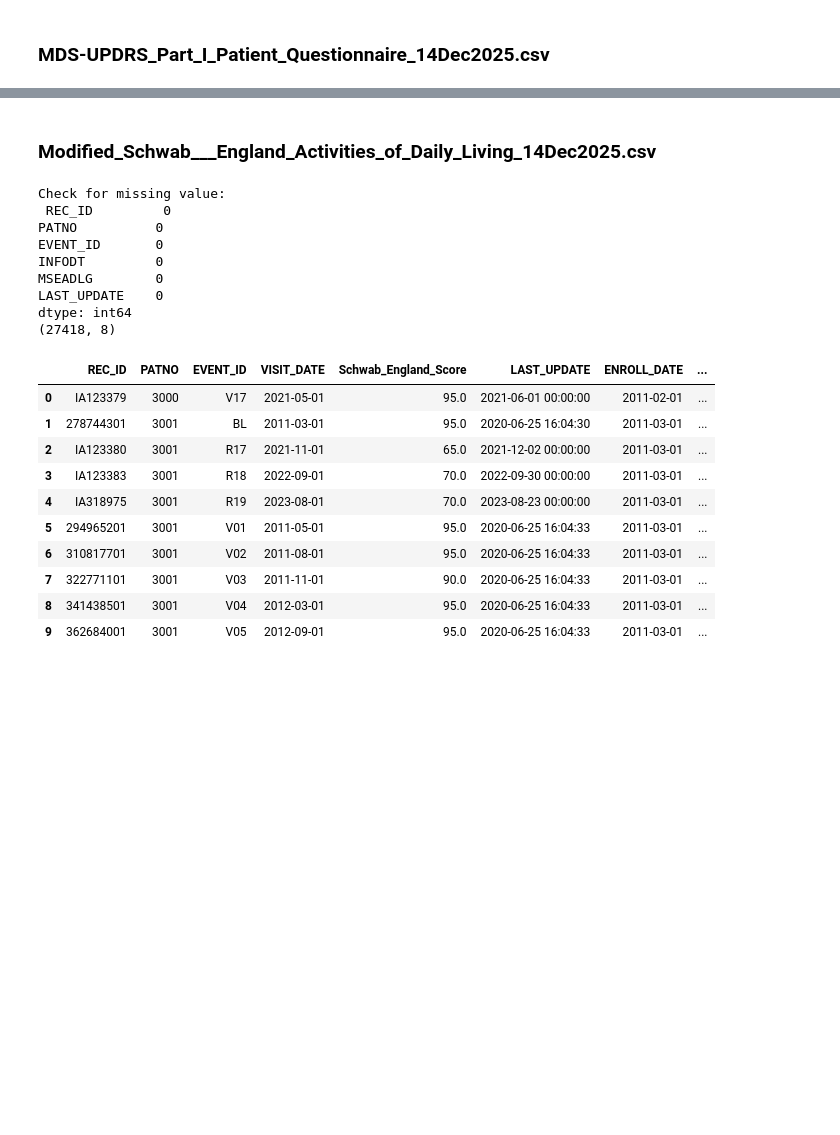
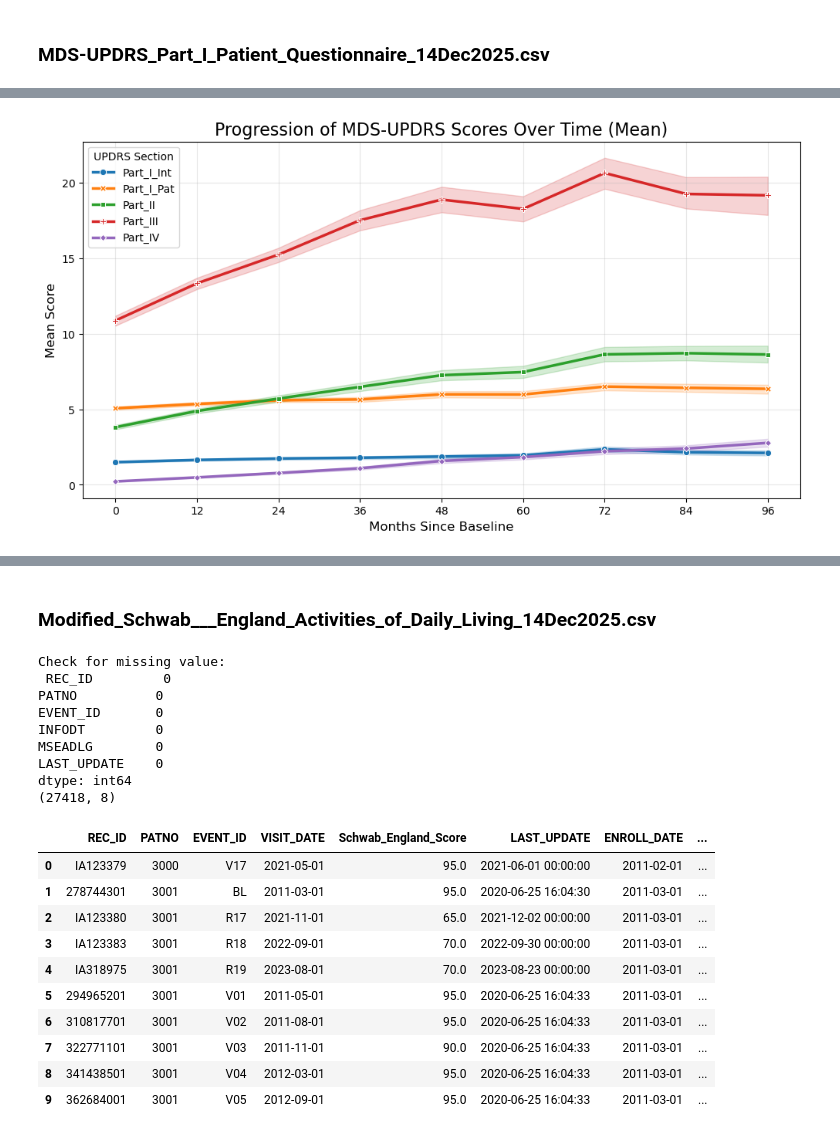
Before and after one commit to vutuongvy101/multimodal-pd-progression, a Jupyter notebook: Experiment/preprocessing/sri_hri_model 2.ipynb, the cells around one changed output, grey strips where cells are left out. Saved outputs shown, nothing was run; the diff lists cells and outputs as text; code cells hidden in the pictures; blank space fills up the shorter version.

```diff
--- a/Experiment/preprocessing/sri_hri_model 2.ipynb
+++ b/Experiment/preprocessing/sri_hri_model 2.ipynb
@@ -508,7 +440,7 @@ def create_updrs_part2_df(file_path, master_df_input):
     df = df[df['PATNO'].isin(master_df_input['PATNO'])]
 
     # Remove Screening(SC), Symptomatic(ST), Unscheduled(U01)
-    events_to_remove = ['SC', 'ST', 'U01']
+    events_to_remove = ['SC', 'U01']
     df = df[~df['EVENT_ID'].isin(events_to_remove)]
 
     # ---------------------------------------------------------
@@ -555,7 +487,7 @@ def create_updrs_part2_df(file_path, master_df_input):
     df = df[cols_to_keep].copy()
 
     # Dates
-    df['INFODT'] = pd.to_datetime(df['INFODT'], errors='coerce', format='%m%Y')
+    df['INFODT'] = pd.to_datetime(df['INFODT'],format='%m/%Y')
 
     # Merge Enrolled Date for Timeline
     df = pd.merge(df, master_df_input[['PATNO', 'ENROLL_DATE']], on='PATNO', how='left')
@@ -564,7 +496,6 @@ def create_updrs_part2_df(file_path, master_df_input):
         (df['INFODT'] - df['ENROLL_DATE']) / pd.Timedelta(days=30.44)
     ).round().astype('Int64')
 
-    df = df.rename(columns={'INFODT': 'VISIT_DATE'})
     df.reset_index(drop=True, inplace=True)
 
     return df
@@ -575,5 +506,5 @@ file_path = '../../ppmi_pd/Motor___MDS-UPDRS/MDS_UPDRS_Part_II__Patient_Question
 updrs_ii_df = create_updrs_part2_df(file_path, master_df)
 
 print(f"Shape: {updrs_ii_df.shape}")
-print(updrs_ii_df.head())
+updrs_ii_df.head(10)
 # %% [output]
@@ -861,0 +850,49 @@ Shape: (31079, 7)
+# %%
+def plot_updrs_progression(df):
+    # Filter for standard visits only to make the graph clean
+    # (Baseline -> Year 5)
+    standard_visits = ['BL', 'V04', 'V06', 'V08', 'V10', 'V12', 'V13', 'V14', 'V15']
+    plot_df = df[df['EVENT_ID'].isin(standard_visits)].copy()
+
+    # Sort visits logically
+    visit_order = {
+        'BL': 0, 'V04': 12, 'V06': 24, 'V08': 36,
+        'V10': 48, 'V12': 60, 'V13': 72, 'V14': 84, 'V15': 96
+    }
+    plot_df['Month'] = plot_df['EVENT_ID'].map(visit_order)
+    plot_df = plot_df.sort_values('Month')
+
+    # Convert to Long Format for Stacked Plotting
+    long_df = plot_df.melt(
+        id_vars=['EVENT_ID', 'Month'],
+        value_vars=['Part_I_Int', 'Part_I_Pat', 'Part_II', 'Part_III', 'Part_IV'],
+        var_name='UPDRS_Part',
+        value_name='Score'
+    )
+
+    plt.figure(figsize=(12, 6))
+
+    # Plot Mean Score with Confidence Interval
+    sns.lineplot(
+        data=long_df,
+        x='Month',
+        y='Score',
+        hue='UPDRS_Part',
+        style='UPDRS_Part',
+        markers=True,
+        dashes=False,
+        linewidth=2.5
+    )
+
+    plt.title("Progression of MDS-UPDRS Scores Over Time (Mean)", fontsize=16)
+    plt.xlabel("Months Since Baseline", fontsize=12)
+    plt.ylabel("Mean Score", fontsize=12)
+    plt.grid(True, alpha=0.3)
+    plt.legend(title='UPDRS Section')
+    plt.xticks(sorted(plot_df['Month'].unique()))
+
+    plt.show()
+
+plot_updrs_progression(total_motor_df)
+# %% [output]
+[figure, added]
```
Also changed, not shown: parts of 26 cells of this notebook.
